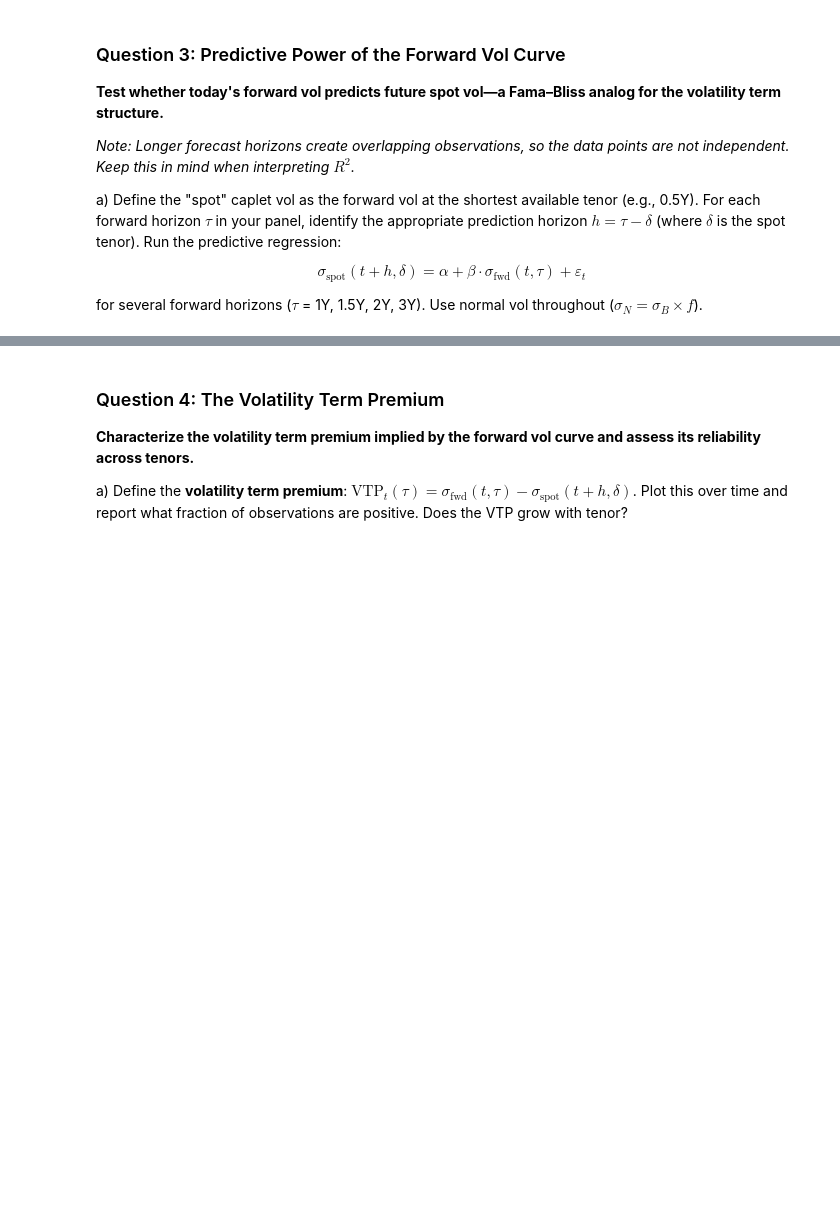
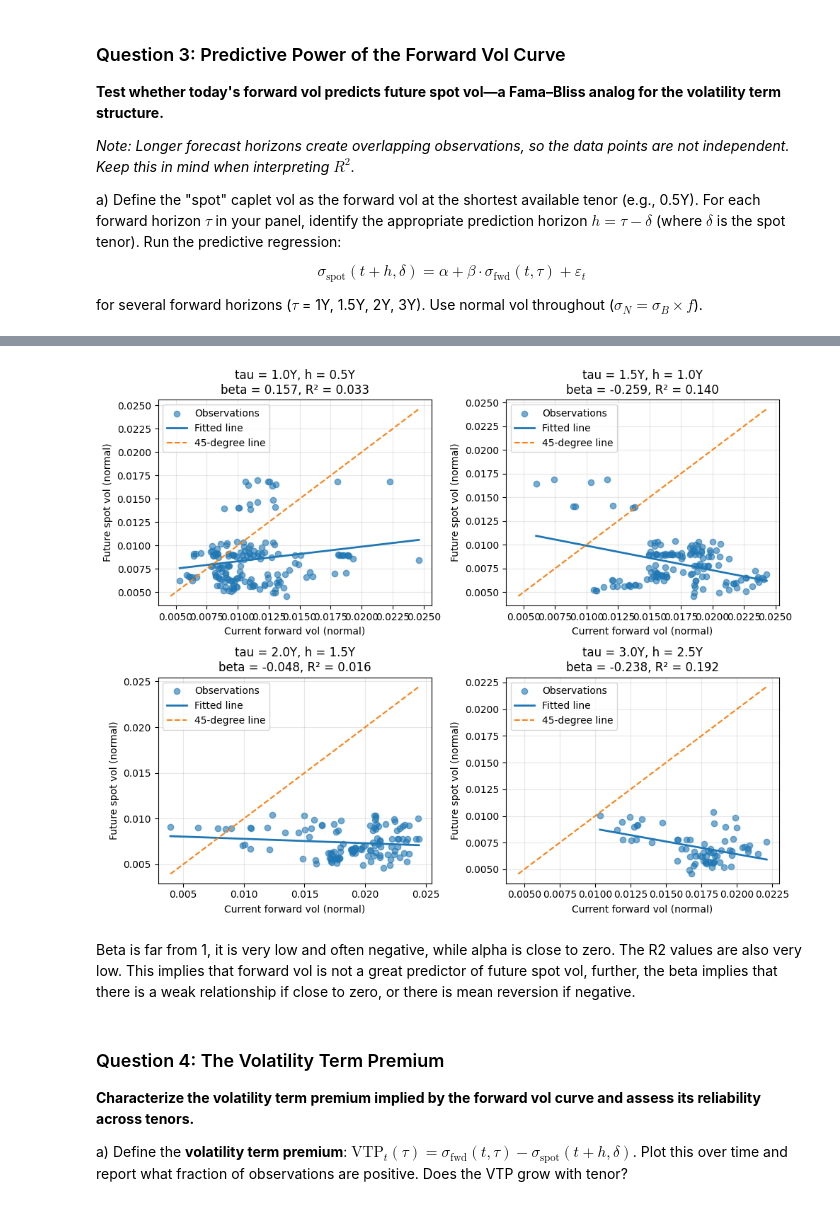
Before and after one commit to azakharove/finm37500P8, a Jupyter notebook: P8 Forward Volatility from the SOFR Cap Market_AZ.ipynb, the cells around one changed output, grey strips where cells are left out. Drawn from its saved outputs; the diff is of its cells as text; code cells hidden in the pictures; blank space fills up the shorter version.

```diff
--- a/P8 Forward Volatility from the SOFR Cap Market_AZ.ipynb
+++ b/P8 Forward Volatility from the SOFR Cap Market_AZ.ipynb
@@ -824,0 +862,5 @@ b) If $\beta = 1$ and $\alpha = 0$, forward vol is an unbiased predictor of futu
+# %%
+# Convert Black vol to normal vol: sigma_N = sigma_B * f
+reg_panel["fwd_vol_normal"] = reg_panel["fwd_vol_black"] * reg_panel["forward_rate"]
+
+fwd_vol_normal_wide = reg_panel.pivot(index="date", columns="tenor", values="fwd_vol_normal")
@@ -825,3 +918,45 @@ b) If $\beta = 1$ and $\alpha = 0$, forward vol is an unbiased predictor of futu
+# %%
+fig, axes = plt.subplots(2, 2, figsize=(10, 8))
+axes = axes.flatten()
+
+for ax, tau in zip(axes, reg_tenors):
+    df_tau = regression_data[tau]
+    model = models[tau]
+
+    x = df_tau["x_fwd"]
+    y = df_tau["y_spot_future"]
+
+    ax.scatter(x, y, alpha=0.6, label="Observations")
+
+    x_grid = np.linspace(x.min(), x.max(), 100)
+    y_fit = model.params["const"] + model.params["x_fwd"] * x_grid
+    ax.plot(x_grid, y_fit, linewidth=2, label="Fitted line")
+
+    line_min = min(x.min(), y.min())
+    line_max = max(x.max(), y.max())
+    ax.plot(
+        [line_min, line_max],
+        [line_min, line_max],
+        linestyle="--",
+        linewidth=1.5,
+        label="45-degree line"
+    )
+
+    ax.set_title(
+        f"tau = {tau:.1f}Y, h = {tau - spot_tenor:.1f}Y\n"
+        f"beta = {model.params['x_fwd']:.3f}, R² = {model.rsquared:.3f}"
+    )
+    ax.set_xlabel("Current forward vol (normal)")
+    ax.set_ylabel("Future spot vol (normal)")
+    ax.grid(True, alpha=0.3)
+    ax.legend()
+
+plt.tight_layout()
+plt.show()
+# %% [output]
+[figure, added]
+# %% [markdown]
+Beta is far from 1, it is very low and often negative, while alpha is close to zero. The R2 values are also very low. This implies that forward vol is not a great predictor of future spot vol, further, the beta implies that there is a weak relationship if close to zero, or there is mean reversion if negative.
 # %% [markdown]
 ### Question 4: The Volatility Term Premium
 
```
Also changed, not shown: parts of 21 cells of this notebook.
